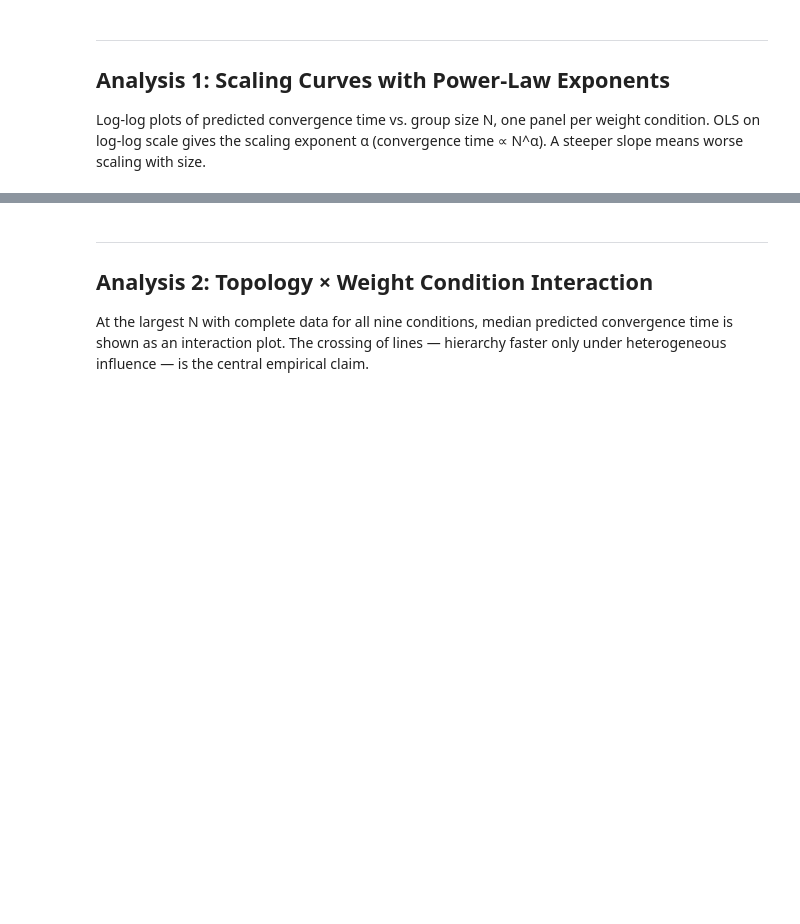
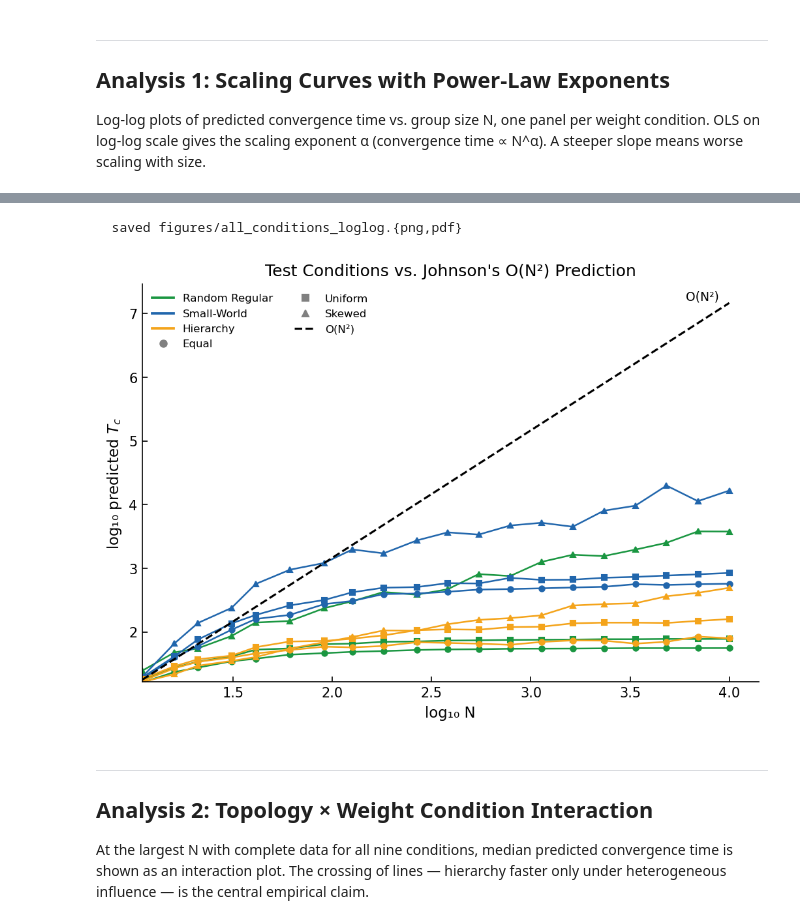
Before and after one commit to caleb-chandler/hierarchy-info-project, a Jupyter notebook: analysis.ipynb, the cells around one changed output, grey strips where cells are left out. Saved outputs shown, nothing was run; the diff lists cells and outputs as text; code cells hidden in the pictures; blank space fills up the shorter version.

```diff
--- a/analysis.ipynb
+++ b/analysis.ipynb
@@ -52,7 +52,7 @@ TOPO_COLORS = {
 WEIGHT_MARKERS = {
     'Equal':      'o',
     'Uniform':    's',
-    'Log-Normal': '^',
+    'Skewed': '^',
 }
 
 TOPOS   = ['Random Regular', 'Small-World', 'Hierarchy']
@@ -264,3 +265,49 @@ plt.show()
+# %%
+fig, ax = plt.subplots(figsize=(7, 5))
+
+# ── All nine (topology × weight) conditions ──────────────────────────────────
+for topo in TOPOS:
+    for wc in WEIGHTS:
+        sub = df[(df['topology'] == topo) &
+                 (df['weight_condition'] == wc) &
+                 df['predicted_convergence_time'].notna()]
+        grp = sub.groupby('N')['predicted_convergence_time']
+        med = grp.median()
+        Nv  = med.index.values.astype(float)
+        ax.plot(np.log10(Nv), np.log10(med.values),
+                color=TOPO_COLORS[topo], marker=WEIGHT_MARKERS[wc],
+                markersize=4, lw=1.2)
+
+# ── Johnson's O(N²) reference line ───────────────────────────────────────────
+# Anchored at the median PCT of the smallest N so only the slope is claimed.
+N_min    = float(df['N'].min())
+t_anchor = df[df['N'] == df['N'].min()]['predicted_convergence_time'].dropna().median()
+N_range  = np.array([df['N'].min(), df['N'].max()], dtype=float)
+n2_vals  = t_anchor * (N_range / N_min) ** 2
+
+ax.plot(np.log10(N_range), np.log10(n2_vals),
+        color='black', ls='--', lw=1.5, zorder=5)
+ax.text(np.log10(N_range[-1]) - 0.05, np.log10(n2_vals[-1]),
+        'O(N²)', ha='right', va='bottom', fontsize=9)
+
+ax.set_xlabel('log₁₀ N')
+ax.set_ylabel('log₁₀ predicted $T_c$')
+ax.set_xlim(xmin=min(np.log10(Nv)))
+ax.set_ylim(ymin=min(np.log10(med.values)))
+ax.set_title("Test Conditions vs. Johnson's O(N²) Prediction")
+
+topo_h = [Line2D([0],[0], color=TOPO_COLORS[t], lw=1.8, label=t) for t in TOPOS]
+wt_h   = [Line2D([0],[0], color='grey', lw=0, marker=WEIGHT_MARKERS[w],
+                 markersize=5, label=w) for w in WEIGHTS]
+n2_h   = [Line2D([0],[0], color='black', ls='--', lw=1.5, label="O(N²)")]
+ax.legend(handles=topo_h + wt_h + n2_h, frameon=False, fontsize=8, ncol=2)
+
+plt.tight_layout()
+savefig(fig, 'all_conditions_loglog')
+plt.show()
+# %% [output]
+  saved figures/all_conditions_loglog.{png,pdf}
+[figure, added]
 # %% [markdown]
 ---
 ## Analysis 2: Topology × Weight Condition Interaction
```
Also changed, not shown: parts of 2 cells of this notebook, 12 other files.
